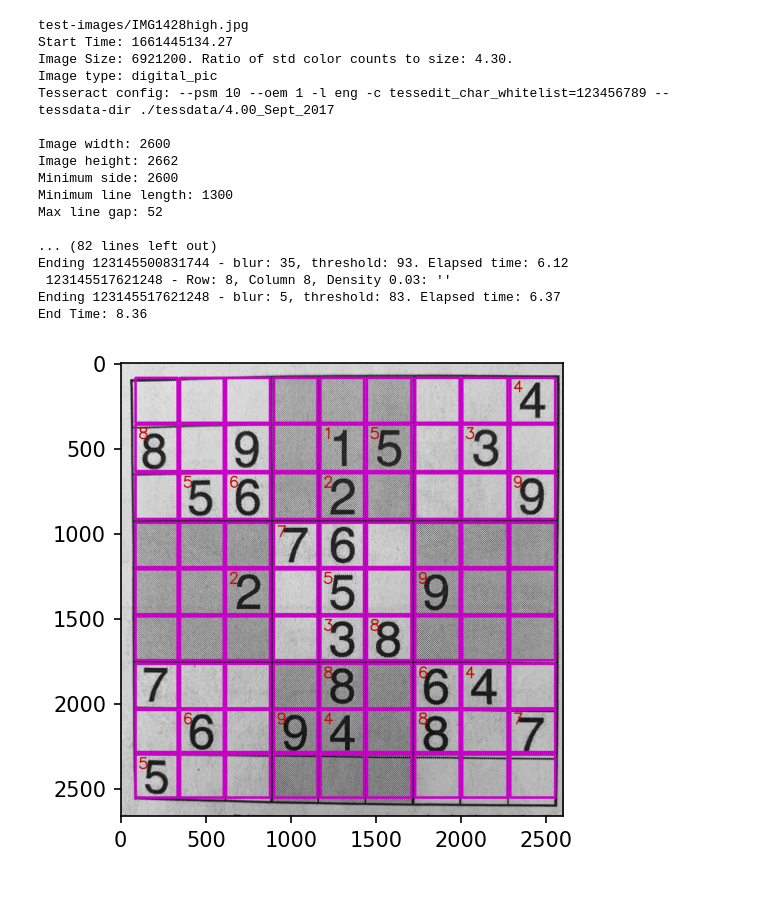
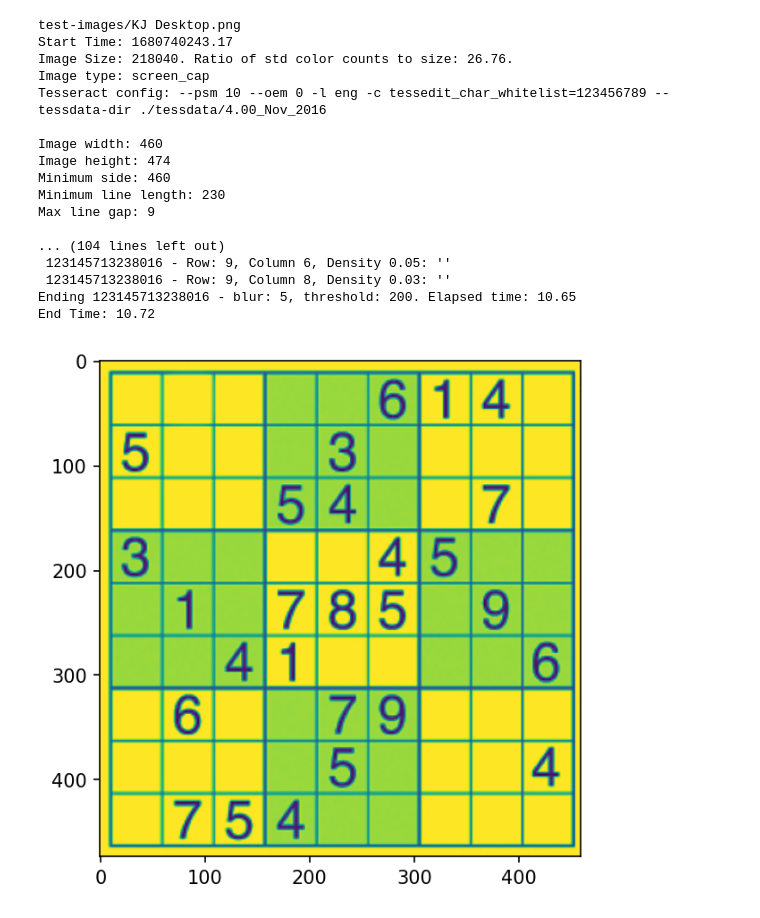
Before and after one commit to kineticsquid/Google-Sudoku-Bot, a Jupyter notebook: test_image_ocr.ipynb, the cells around one changed output. Drawn from its saved outputs; the diff is of its cells as text; code cells hidden in the pictures.

Commit message:
new test images and a faster starting first impression

```diff
--- a/test_image_ocr.ipynb
+++ b/test_image_ocr.ipynb
@@ -35,4 +19,5 @@ Note: you may need to restart the kernel to use updated packages.
 # %%
+IMAGE = 'test-images/KJ Desktop.png'
 purple = (200, 0, 200)
 plt.rcParams['figure.dpi'] = 150
 print(datetime.today())
@@ -41,29 +26,30 @@ print(datetime.today())
 # %%
-IMAGE = 'test-images/IMG1428high.jpg'
 full_file_path = os.path.join(os.getcwd(), IMAGE)
 matrix_image = cv2.imread(full_file_path, cv2.IMREAD_GRAYSCALE)
 if matrix_image is None:
     print('File \'%s\' is not an image.' % IMAGE)
 else:
     print('\n\n%s' % IMAGE)
     input_matrix, image_with_ocr, image_with_lines, coordinates = image_utils.extract_matrix_from_image(matrix_image)
+    image_utils.show_image(matrix_image)
     image_utils.show_image(image_with_ocr)
+    image_utils.show_image(image_with_lines)
 # %% [output]
-test-images/IMG1428high.jpg
-Start Time: 1661445134.27
-Image Size: 6921200. Ratio of std color counts to size: 4.30.
-Image type: digital_pic
-Tesseract config: --psm 10 --oem 1 -l eng -c tessedit_char_whitelist=123456789 --tessdata-dir ./tessdata/4.00_Sept_2017
+test-images/KJ Desktop.png
+Start Time: 1680740243.17
+Image Size: 218040. Ratio of std color counts to size: 26.76.
+Image type: screen_cap
+Tesseract config: --psm 10 --oem 0 -l eng -c tessedit_char_whitelist=123456789 --tessdata-dir ./tessdata/4.00_Nov_2016
 
-Image width: 2600
-Image height: 2662
-Minimum side: 2600
-Minimum line length: 1300
-Max line gap: 52
+Image width: 460
+Image height: 474
+Minimum side: 460
+Minimum line length: 230
+Max line gap: 9
 
-... (82 lines left out)
-Ending 123145500831744 - blur: 35, threshold: 93. Elapsed time: 6.12
- 123145517621248 - Row: 8, Column 8, Density 0.03: ''
-Ending 123145517621248 - blur: 5, threshold: 83. Elapsed time: 6.37
-End Time: 8.36
+... (104 lines left out)
+ 123145713238016 - Row: 9, Column 6, Density 0.05: ''
+ 123145713238016 - Row: 9, Column 8, Density 0.03: ''
+Ending 123145713238016 - blur: 5, threshold: 200. Elapsed time: 10.65
+End Time: 10.72
-[figure, old version]
+[figure, new version]
```
Also changed, not shown: parts of 7 cells of this notebook, 15 other files.
